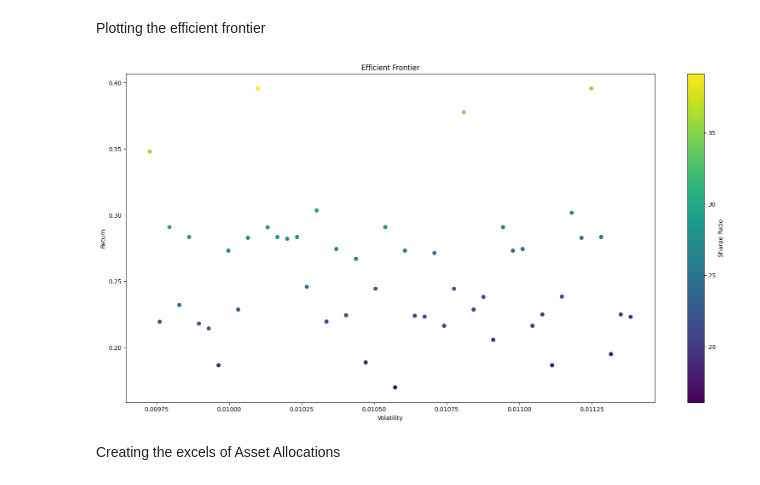
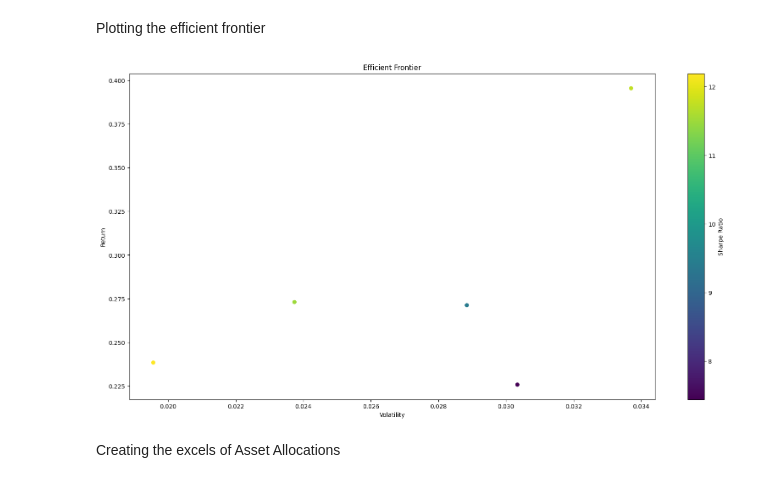
Before and after one commit to DilshanSonnadara/Quantum_Computing_Research, a Jupyter notebook: Quantum_Reformulated_Markowitz.ipynb, the cells around one changed output. Cells and saved outputs as stored; diff of their text form; code cells hidden in the pictures.

```diff
--- a/Quantum_Reformulated_Markowitz.ipynb
+++ b/Quantum_Reformulated_Markowitz.ipynb
@@ -426,7 +426,7 @@ Return:  0.03555056117475771
 Calculating the efficient frontier
 # %%
 # Initialize arrays to store portfolio returns, volatilities, and weights
-num_ports = 50
+num_ports = 5
 
 # Calculate the gap between portfolio volatilities for equally spaced portfolios
 vol_min = risk_value_minimum
@@ -459,7 +459,6 @@ for R in Variance_Values:
 
 
     # Add risk constraints
-    cqm.add_constraint_from_model(total_variance, '>=' ,(R)**2, label="Min Risk",weight=1)
     cqm.add_constraint_from_model(total_variance, '<=' ,(R)**2, label="Max Risk",weight=1)
 
 
@@ -582,19 +574,19 @@ final_results_df.to_excel('Final_Results.xlsx', index=False)
 Plotting the efficient frontier
 # %%
 #Calculating the sharpe ratio
-final_results_df["Sharpe_Ratio"]=final_results_df["total_return"]/final_results_df["R"]
+final_results_df["Sharpe_Ratio"]=final_results_df["total_return"]/final_results_df["risk_value"]
 # %%
 
 # Plotting the Efficient Frontier
 plt.figure(figsize=(20, 10))
-plt.scatter(final_results_df["R"], final_results_df["total_return"], c=final_results_df["Sharpe_Ratio"], cmap='viridis')
+plt.scatter(final_results_df["risk_value"], final_results_df["total_return"], c=final_results_df["Sharpe_Ratio"], cmap='viridis')
 plt.colorbar(label='Sharpe Ratio')
 plt.xlabel('Volatility')
 plt.ylabel('Return')
 plt.title('Efficient Frontier')
 plt.show()
 # %% [output]
-[figure, old version]
+[figure, new version]
 # %% [markdown]
 Creating the excels of Asset Allocations
 # %%
```
Also changed, not shown: parts of 1 cell of this notebook, 1 other file.
